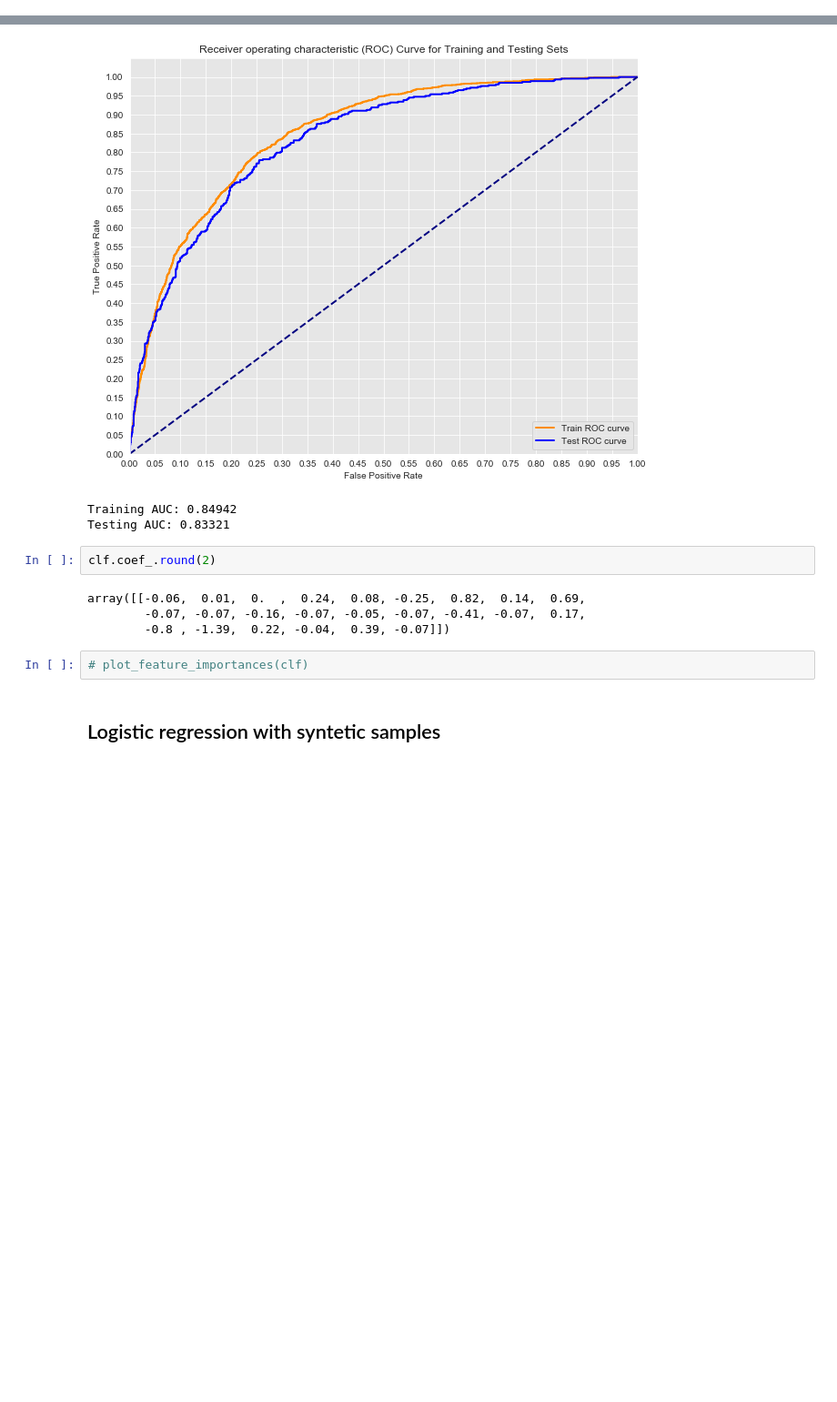
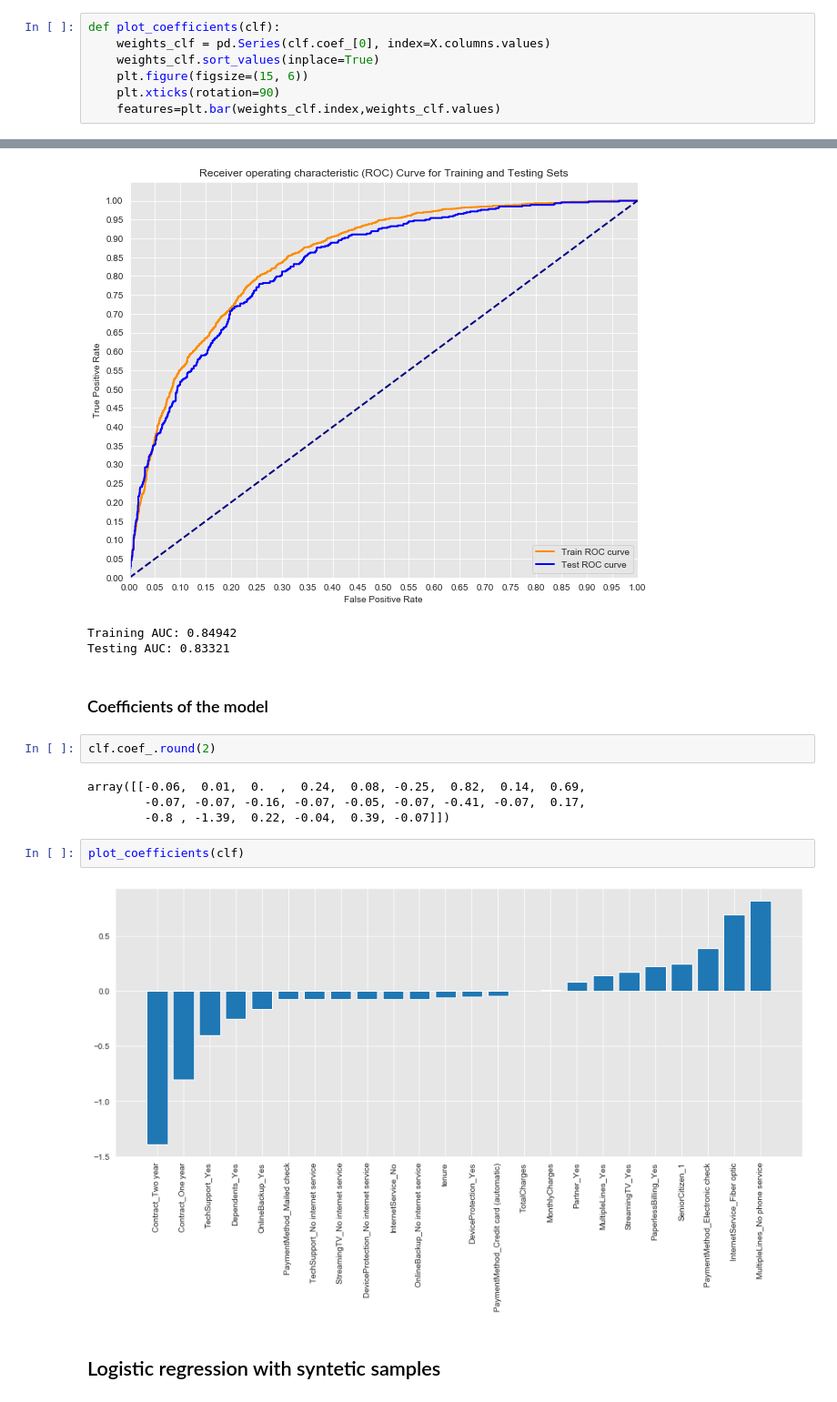
Before and after one commit to mattblasa/Customer-Churn-Prediction-Project, a Jupyter notebook: 2- Customer Churn Modelling Notebook.ipynb, the cells around one changed output, grey strips where cells are left out. Shown at 91% size. Cells and saved outputs as stored; diff of their text form; blank space fills up the shorter version.

```diff
--- a/2- Customer Churn Modelling Notebook.ipynb
+++ b/2- Customer Churn Modelling Notebook.ipynb
@@ -107 +112,8 @@ def roc_curve_and_auc(clf, X_train, X_test, y_train, y_test):
+# %%
+def plot_coefficients(clf):
+    weights_clf = pd.Series(clf.coef_[0], index=X.columns.values)
+    weights_clf.sort_values(inplace=True)
+    plt.figure(figsize=(15, 6))
+    plt.xticks(rotation=90)
+    features=plt.bar(weights_clf.index,weights_clf.values)
 # %% [markdown]
@@ -217,14 +230,18 @@ roc_curve_and_auc(clf, X_train, X_test, y_train, y_test)
 [figure]
 Training AUC: 0.84942
 Testing AUC: 0.83321
+# %% [markdown]
+### Coefficients of the model
 # %%
 clf.coef_.round(2)
 # %% [output]
 array([[-0.06,  0.01,  0.  ,  0.24,  0.08, -0.25,  0.82,  0.14,  0.69,
         -0.07, -0.07, -0.16, -0.07, -0.05, -0.07, -0.41, -0.07,  0.17,
         -0.8 , -1.39,  0.22, -0.04,  0.39, -0.07]])
-# %%
-# plot_feature_importances(clf)
+# %%
+plot_coefficients(clf)
+# %% [output]
+[figure, added]
 # %% [markdown]
 ## Logistic regression with syntetic samples
 # %% [markdown]
```
Also changed, not shown: parts of 95 cells of this notebook, 7 other files.
